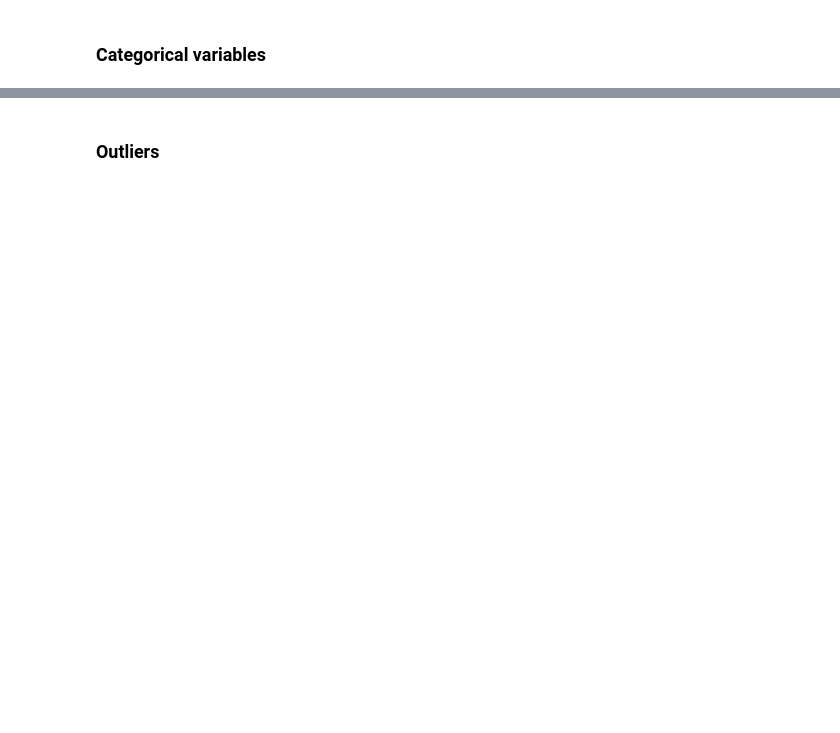
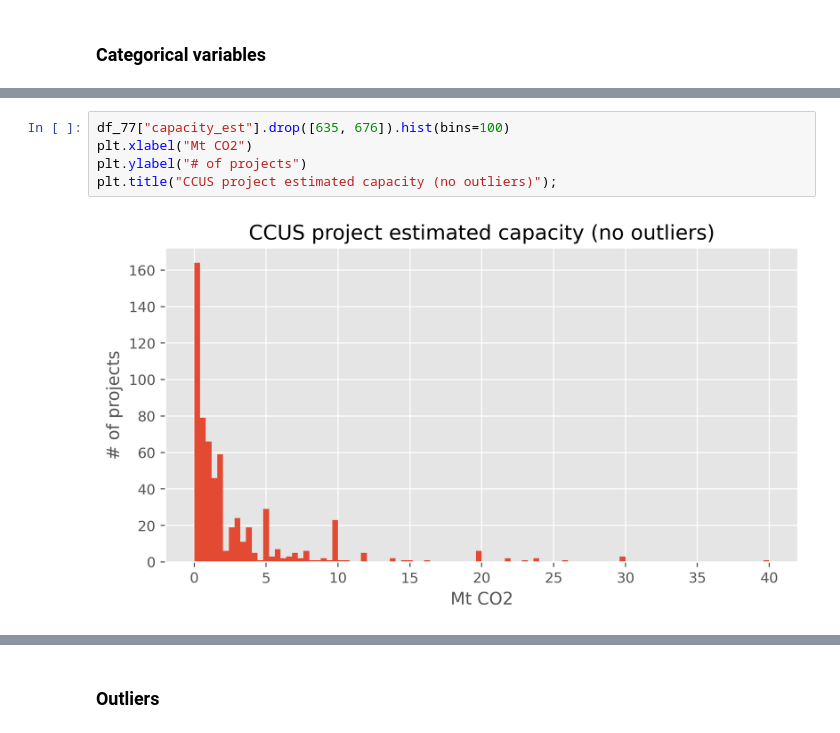
Before and after one commit to noah-art3mis/stats-assignment-1, a Jupyter notebook: carbon_cleaning.ipynb, the cells around one changed output, grey strips where cells are left out. Drawn from its saved outputs; the diff is of its cells as text; blank space fills up the shorter version.

```diff
--- a/carbon_cleaning.ipynb
+++ b/carbon_cleaning.ipynb
@@ -555,0 +523,7 @@ df["Capacity error"].hist(bins=10)
+# %%
+df_77["capacity_est"].drop([635, 676]).hist(bins=100)
+plt.xlabel("Mt CO2")
+plt.ylabel("# of projects")
+plt.title("CCUS project estimated capacity (no outliers)");
+# %% [output]
+[figure, added]
```
Also changed, not shown: parts of 160 cells of this notebook, 2 other files.
